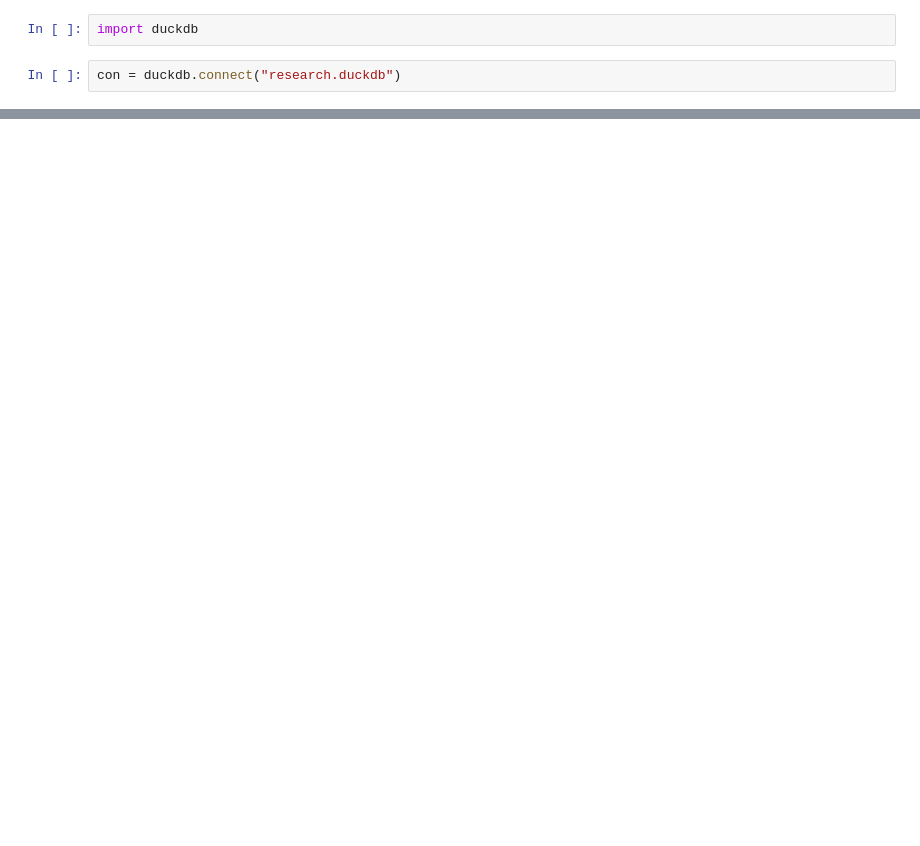
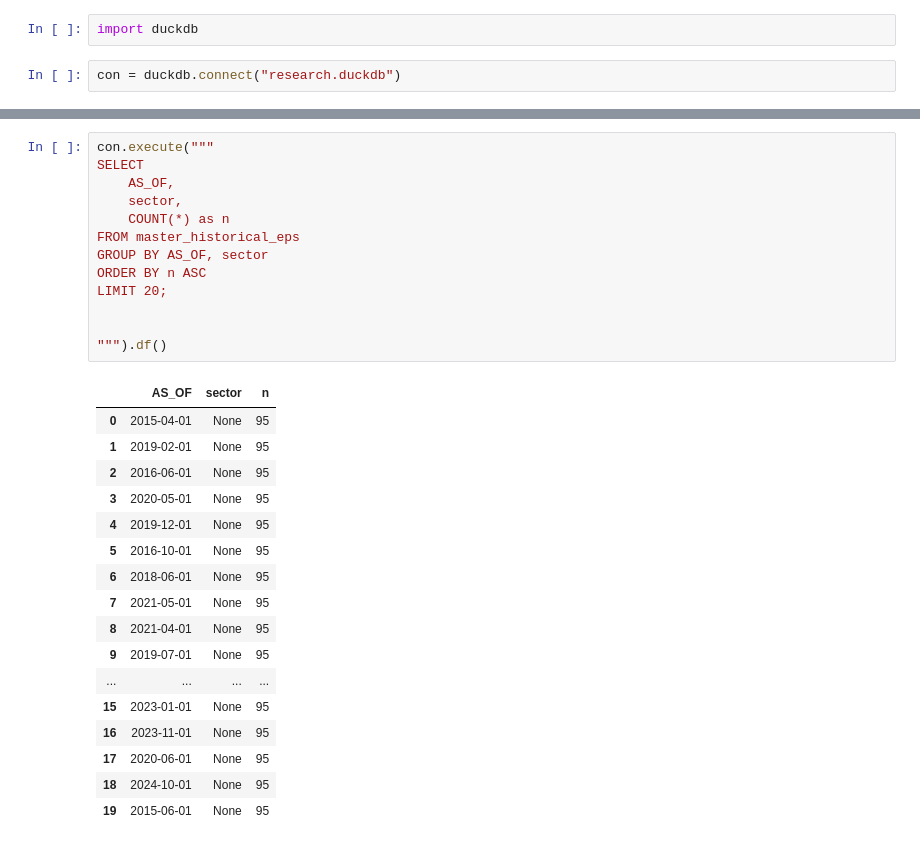
Before and after one commit to adamfowliee/FedContracts_AlgoTrading, a Jupyter notebook: database.ipynb, the cells around one changed output, grey strips where cells are left out. Saved outputs shown, nothing was run; the diff lists cells and outputs as text; blank space fills up the shorter version.

```diff
--- a/database.ipynb
+++ b/database.ipynb
@@ -54,0 +111,31 @@ con.execute("""
+# %%
+con.execute("""
+SELECT
+    AS_OF,
+    sector,
+    COUNT(*) as n
+FROM master_historical_eps
+GROUP BY AS_OF, sector
+ORDER BY n ASC
+LIMIT 20;
+
+
+""").df()
+# %% [output]
+|  | AS_OF | sector | n |
+| 0 | 2015-04-01 | None | 95 |
+| 1 | 2019-02-01 | None | 95 |
+| 2 | 2016-06-01 | None | 95 |
+| 3 | 2020-05-01 | None | 95 |
+| 4 | 2019-12-01 | None | 95 |
+| 5 | 2016-10-01 | None | 95 |
+| 6 | 2018-06-01 | None | 95 |
+| 7 | 2021-05-01 | None | 95 |
+| 8 | 2021-04-01 | None | 95 |
+| 9 | 2019-07-01 | None | 95 |
+| ... | ... | ... | ... |
+| 15 | 2023-01-01 | None | 95 |
+| 16 | 2023-11-01 | None | 95 |
+| 17 | 2020-06-01 | None | 95 |
+| 18 | 2024-10-01 | None | 95 |
+| 19 | 2015-06-01 | None | 95 |
```
Also changed, not shown: parts of 7 cells of this notebook, 1 other file.
